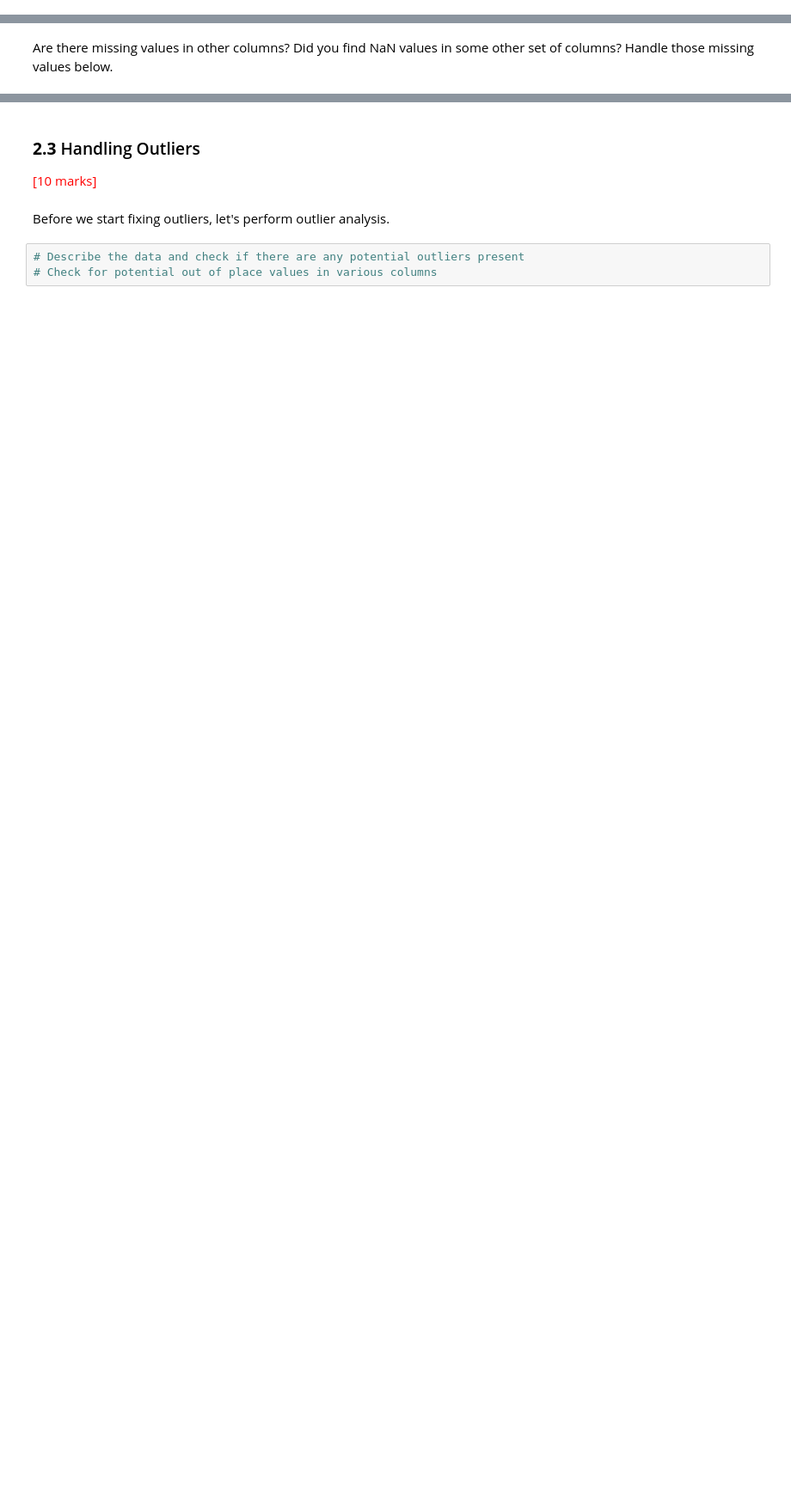
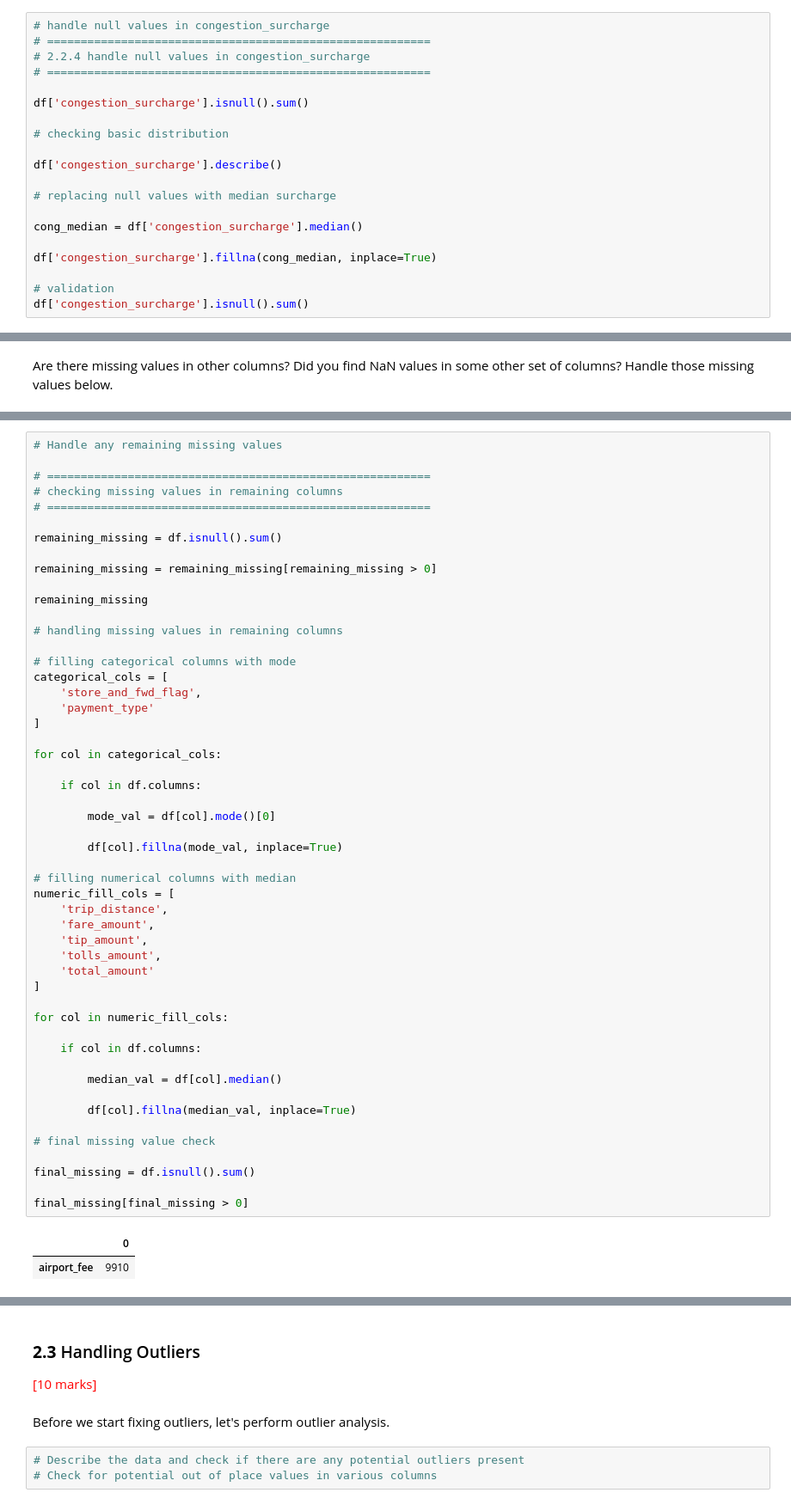
Before and after one commit to viswanathamveluri/epg-appliedai, a Jupyter notebook: assessment/EDA_Assg_NYC_Taxi_Starter.ipynb, the cells around one changed output, grey strips where cells are left out. Shown at 86% size. Cells and saved outputs as stored; diff of their text form; blank space fills up the shorter version.

```diff
--- a/assessment/EDA_Assg_NYC_Taxi_Starter.ipynb
+++ b/assessment/EDA_Assg_NYC_Taxi_Starter.ipynb
@@ -527,0 +669,20 @@ Impute NaN in `congestion_surcharge`
+# %%
+# handle null values in congestion_surcharge
+# =========================================================
+# 2.2.4 handle null values in congestion_surcharge
+# =========================================================
+
+df['congestion_surcharge'].isnull().sum()
+
+# checking basic distribution
+
+df['congestion_surcharge'].describe()
+
+# replacing null values with median surcharge
+
+cong_median = df['congestion_surcharge'].median()
+
+df['congestion_surcharge'].fillna(cong_median, inplace=True)
+
+# validation
+df['congestion_surcharge'].isnull().sum()
@@ -531,0 +693,54 @@ Are there missing values in other columns? Did you find NaN values in some other
+# %%
+# Handle any remaining missing values
+
+# =========================================================
+# checking missing values in remaining columns
+# =========================================================
+
+remaining_missing = df.isnull().sum()
+
+remaining_missing = remaining_missing[remaining_missing > 0]
+
+remaining_missing
+
+# handling missing values in remaining columns
+
+# filling categorical columns with mode
+categorical_cols = [
+    'store_and_fwd_flag',
+    'payment_type'
+]
+
+for col in categorical_cols:
+
+    if col in df.columns:
+
+        mode_val = df[col].mode()[0]
+
+        df[col].fillna(mode_val, inplace=True)
+
+# filling numerical columns with median
+numeric_fill_cols = [
+    'trip_distance',
+    'fare_amount',
+    'tip_amount',
+    'tolls_amount',
+    'total_amount'
+]
+
+for col in numeric_fill_cols:
+
+    if col in df.columns:
+
+        median_val = df[col].median()
+
+        df[col].fillna(median_val, inplace=True)
+
+# final missing value check
+
+final_missing = df.isnull().sum()
+
+final_missing[final_missing > 0]
+# %% [output]
+|  | 0 |
+| airport_fee | 9910 |
```
Also changed, not shown: parts of 22 cells of this notebook.
